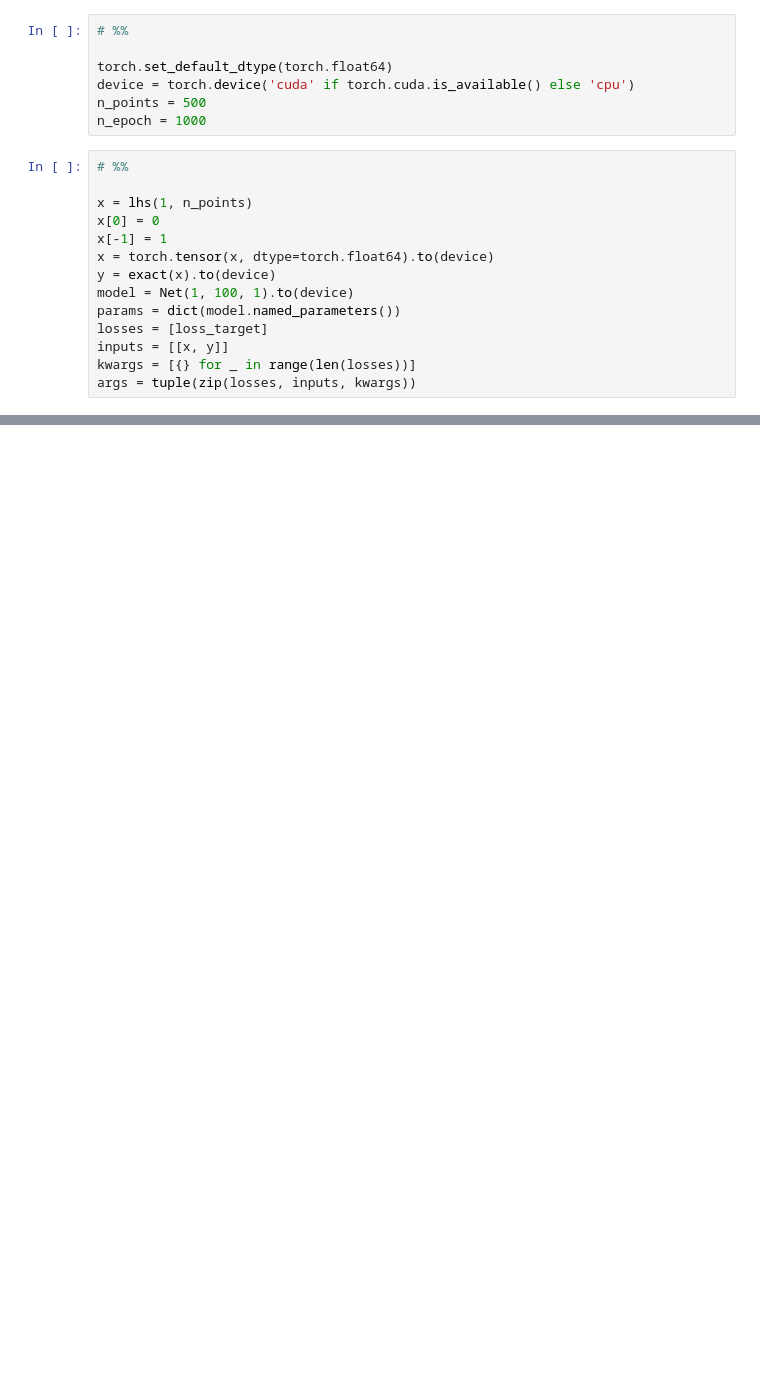
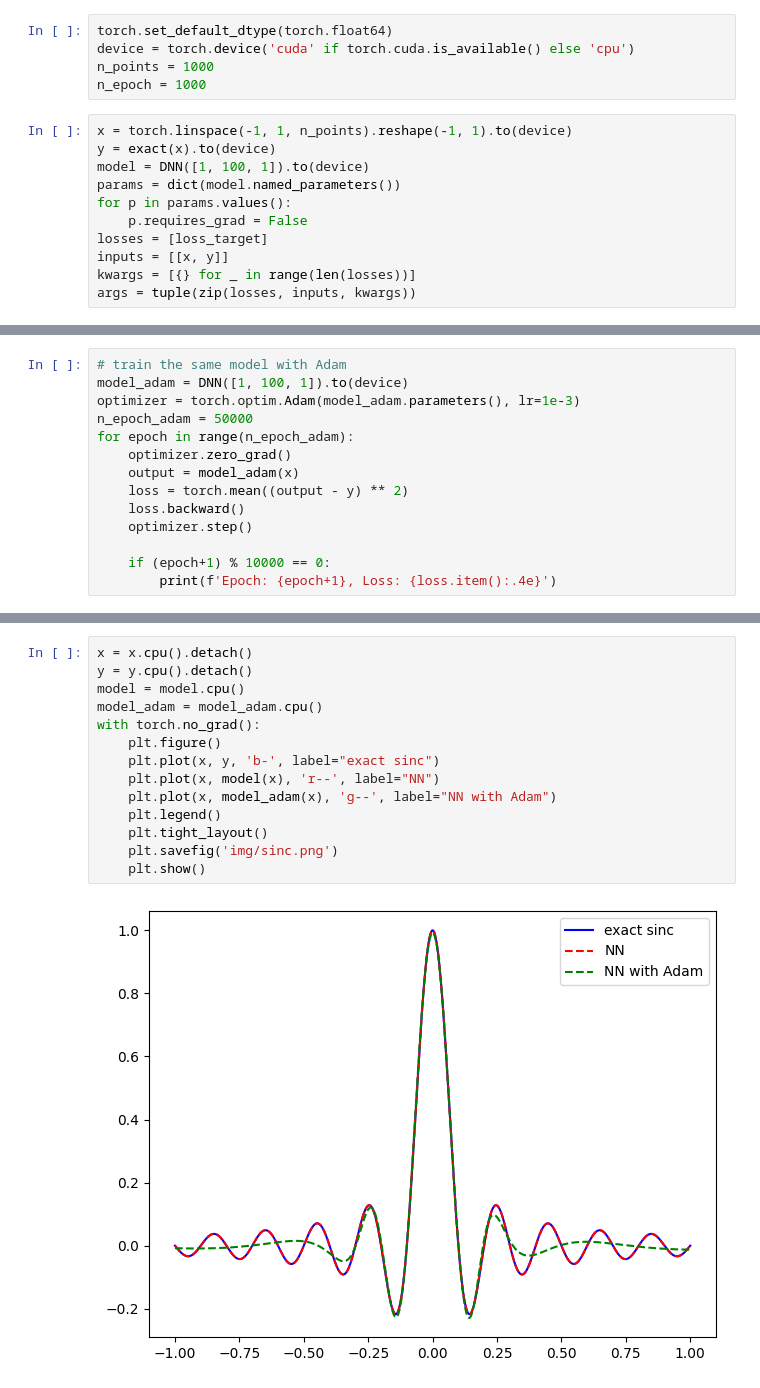
Before and after one commit to twMisc/LM-PyTorch-Training, a Jupyter notebook: 01_Function_approximation.ipynb, the cells around one changed output, grey strips where cells are left out. Saved outputs shown, nothing was run; the diff lists cells and outputs as text; blank space fills up the shorter version.

```diff
--- a/01_Function_approximation.ipynb
+++ b/01_Function_approximation.ipynb
@@ -45,20 +23,15 @@ def exact(x):
 # %%
-# %%
-
 torch.set_default_dtype(torch.float64)
 device = torch.device('cuda' if torch.cuda.is_available() else 'cpu')
-n_points = 500
+n_points = 1000
 n_epoch = 1000
 # %%
-# %%
-
-x = lhs(1, n_points)
-x[0] = 0
-x[-1] = 1
-x = torch.tensor(x, dtype=torch.float64).to(device)
+x = torch.linspace(-1, 1, n_points).reshape(-1, 1).to(device)
 y = exact(x).to(device)
-model = Net(1, 100, 1).to(device)
+model = DNN([1, 100, 1]).to(device)
 params = dict(model.named_parameters())
+for p in params.values():
+    p.requires_grad = False
 losses = [loss_target]
 inputs = [[x, y]]
 kwargs = [{} for _ in range(len(losses))]
@@ -97,0 +58,14 @@ The L_inf error is: 3.0643e-08
+# %%
+# train the same model with Adam
+model_adam = DNN([1, 100, 1]).to(device)
+optimizer = torch.optim.Adam(model_adam.parameters(), lr=1e-3)
+n_epoch_adam = 50000
+for epoch in range(n_epoch_adam):
+    optimizer.zero_grad()
+    output = model_adam(x)
+    loss = torch.mean((output - y) ** 2)
+    loss.backward()
+    optimizer.step()
+
+    if (epoch+1) % 10000 == 0:
+        print(f'Epoch: {epoch+1}, Loss: {loss.item():.4e}')
@@ -97,0 +89,16 @@ The L_inf error is: 3.0643e-08
+# %%
+x = x.cpu().detach()
+y = y.cpu().detach()
+model = model.cpu()
+model_adam = model_adam.cpu()
+with torch.no_grad():
+    plt.figure()
+    plt.plot(x, y, 'b-', label="exact sinc")
+    plt.plot(x, model(x), 'r--', label="NN")
+    plt.plot(x, model_adam(x), 'g--', label="NN with Adam")
+    plt.legend()
+    plt.tight_layout()
+    plt.savefig('img/sinc.png')
+    plt.show()
+# %% [output]
+[figure, added]
```
Also changed, not shown: parts of 6 cells of this notebook, 4 other files.
